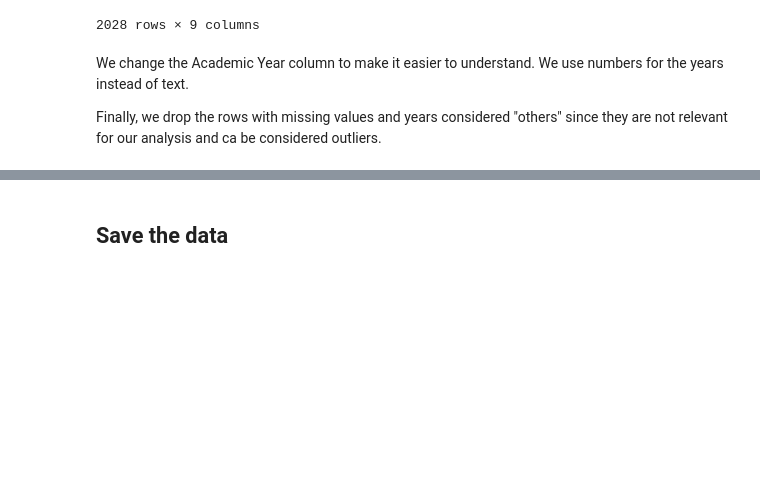
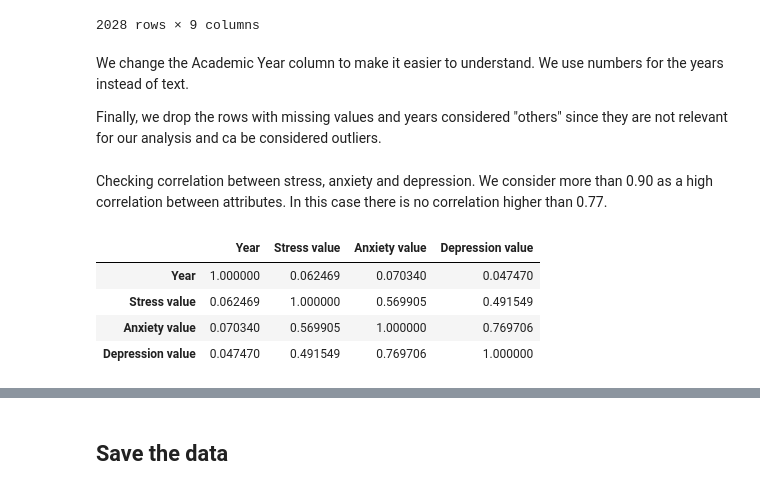
Before and after one commit to Nachrj/dbm2-project, a Jupyter notebook: preprocessing.ipynb, the cells around one changed output, grey strips where cells are left out. Drawn from its saved outputs; the diff is of its cells as text; code cells hidden in the pictures; blank space fills up the shorter version.

```diff
--- a/preprocessing.ipynb
+++ b/preprocessing.ipynb
@@ -76,3 +76,13 @@ raw_data.rename(columns={"Academic Year": "Year"}, inplace=True)
 # %%
 departements = raw_data["Department"].unique()
 raw_data["Department"] = raw_data["Department"].apply(lambda x: x.split("/")[0])
+# %% [markdown]
+Checking correlation between stress, anxiety and depression. We consider more than 0.90 as a high correlation between attributes. In this case there is no correlation higher than 0.77.
+# %%
+raw_data[["Year", "Stress value", "Anxiety value", "Depression value"]].corr()
+# %% [output]
+|  | Year | Stress value | Anxiety value | Depression value |
+| Year | 1.000000 | 0.062469 | 0.070340 | 0.047470 |
+| Stress value | 0.062469 | 1.000000 | 0.569905 | 0.491549 |
+| Anxiety value | 0.070340 | 0.569905 | 1.000000 | 0.769706 |
+| Depression value | 0.047470 | 0.491549 | 0.769706 | 1.000000 |
```
Also changed, not shown: parts of 1 cell of this notebook, 2 other files.
